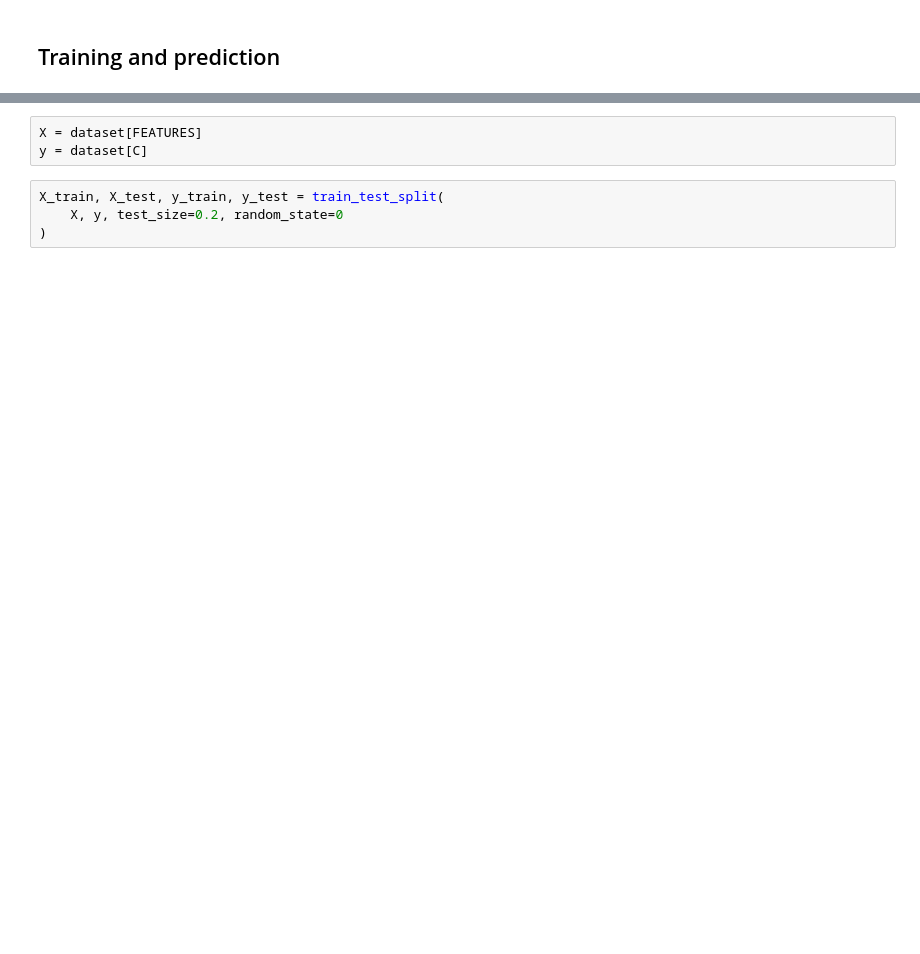
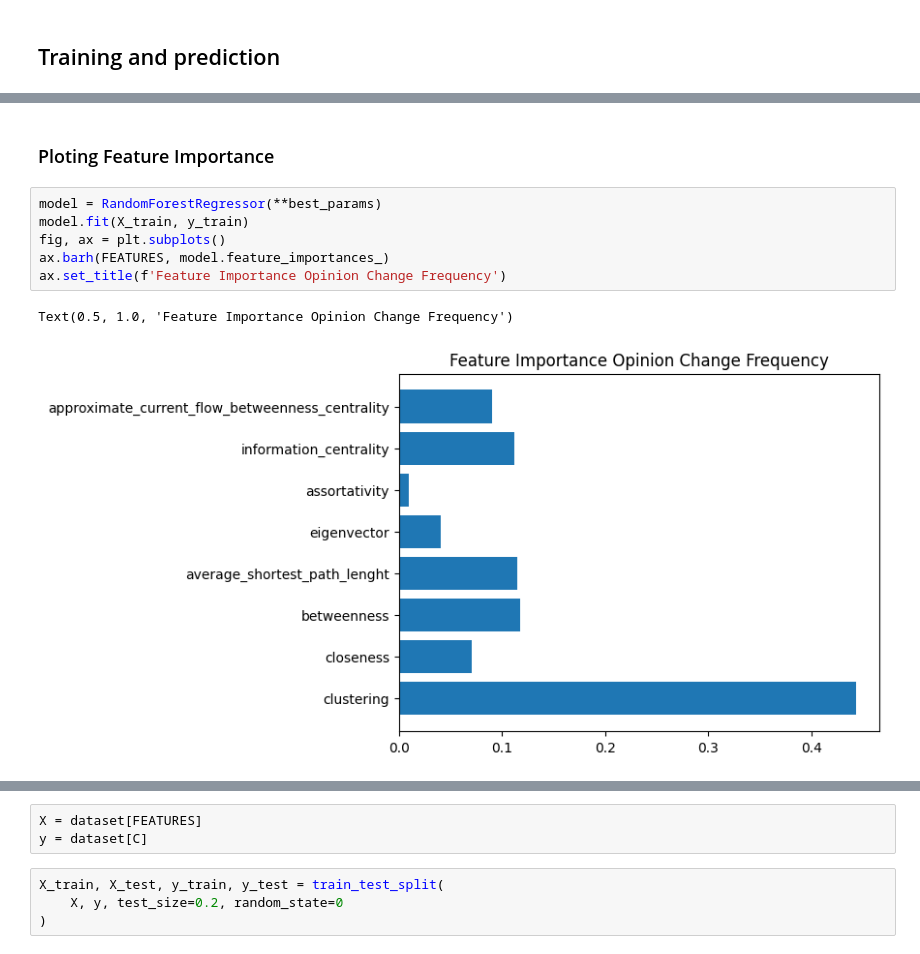
Before and after one commit to vitorfrois/SznajdNetworks, a Jupyter notebook: src/inference.ipynb, the cells around one changed output, grey strips where cells are left out. Cells and saved outputs as stored; diff of their text form; blank space fills up the shorter version.

```diff
--- a/src/inference.ipynb
+++ b/src/inference.ipynb
@@ -84,0 +320,11 @@ from sklearn.base import clone
+# %% [markdown]
+### Ploting Feature Importance
+# %%
+model = RandomForestRegressor(**best_params)
+model.fit(X_train, y_train)
+fig, ax = plt.subplots()
+ax.barh(FEATURES, model.feature_importances_)
+ax.set_title(f'Feature Importance Opinion Change Frequency')
+# %% [output]
+Text(0.5, 1.0, 'Feature Importance Opinion Change Frequency')
+[figure, added]
```
Also changed, not shown: parts of 41 cells of this notebook, 4 other files.
